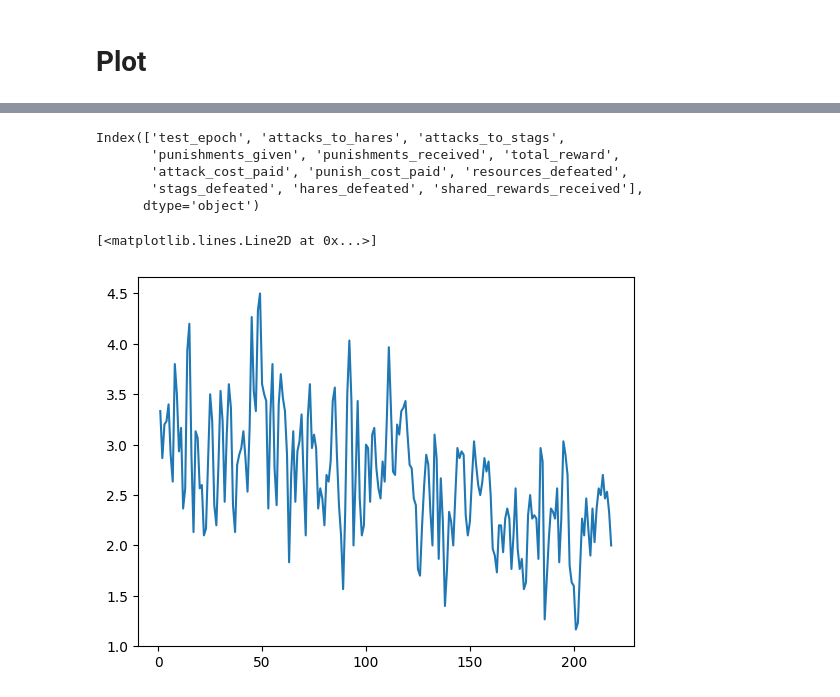
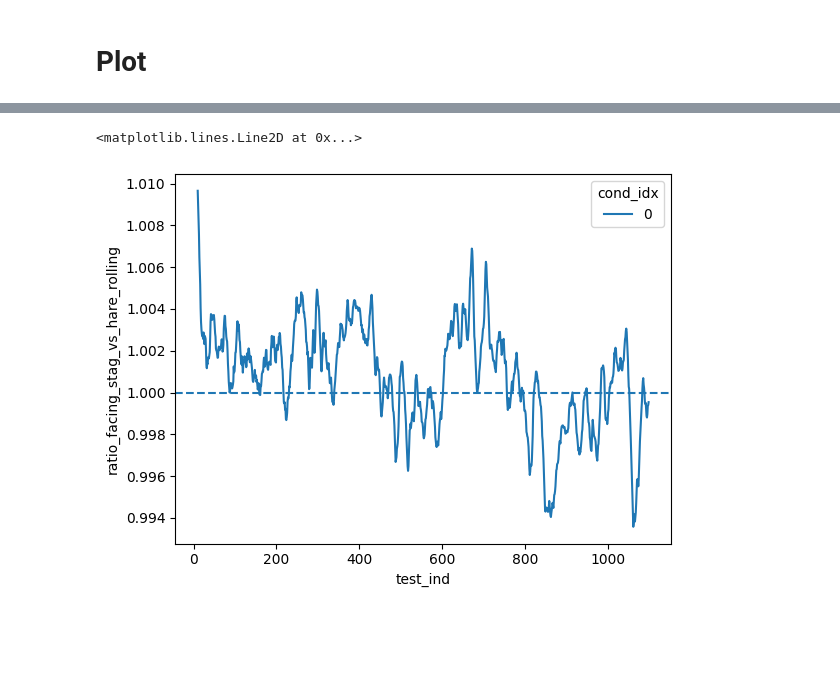
Before and after one commit to social-ai-uoft/sorrel, a Jupyter notebook: sorrel/examples/staghunt_physical/analysis/analysis.ipynb, the cells around one changed output, grey strips where cells are left out. Saved outputs shown, nothing was run; the diff lists cells and outputs as text; code cells hidden in the pictures; blank space fills up the shorter version.

```diff
--- a/sorrel/examples/staghunt_physical/analysis/analysis.ipynb
+++ b/sorrel/examples/staghunt_physical/analysis/analysis.ipynb
@@ -219,13 +185,6 @@ plt.plot(res['attacks_to_hares'].rolling(2).mean())
-# %%
-res.columns
-# %% [output]
-Index(['test_epoch', 'attacks_to_hares', 'attacks_to_stags',
-       'punishments_given', 'punishments_received', 'total_reward',
-       'attack_cost_paid', 'punish_cost_paid', 'resources_defeated',
-       'stags_defeated', 'hares_defeated', 'shared_rewards_received'],
-      dtype='object')
-# %%
-plt.plot(res['hares_defeated'].rolling(2).mean())
-# %% [output]
-[<matplotlib.lines.Line2D at 0x...>]
-[figure, removed]
+# %%
+sns.lineplot(x='test_ind', y='ratio_facing_stag_vs_hare_rolling', hue='cond_idx', data=res_rolling)
+plt.axhline(y=1, linestyle='--')
+# %% [output]
+<matplotlib.lines.Line2D at 0x...>
+[figure, added]
```
Also changed, not shown: parts of 9 cells of this notebook, 27 other files.
